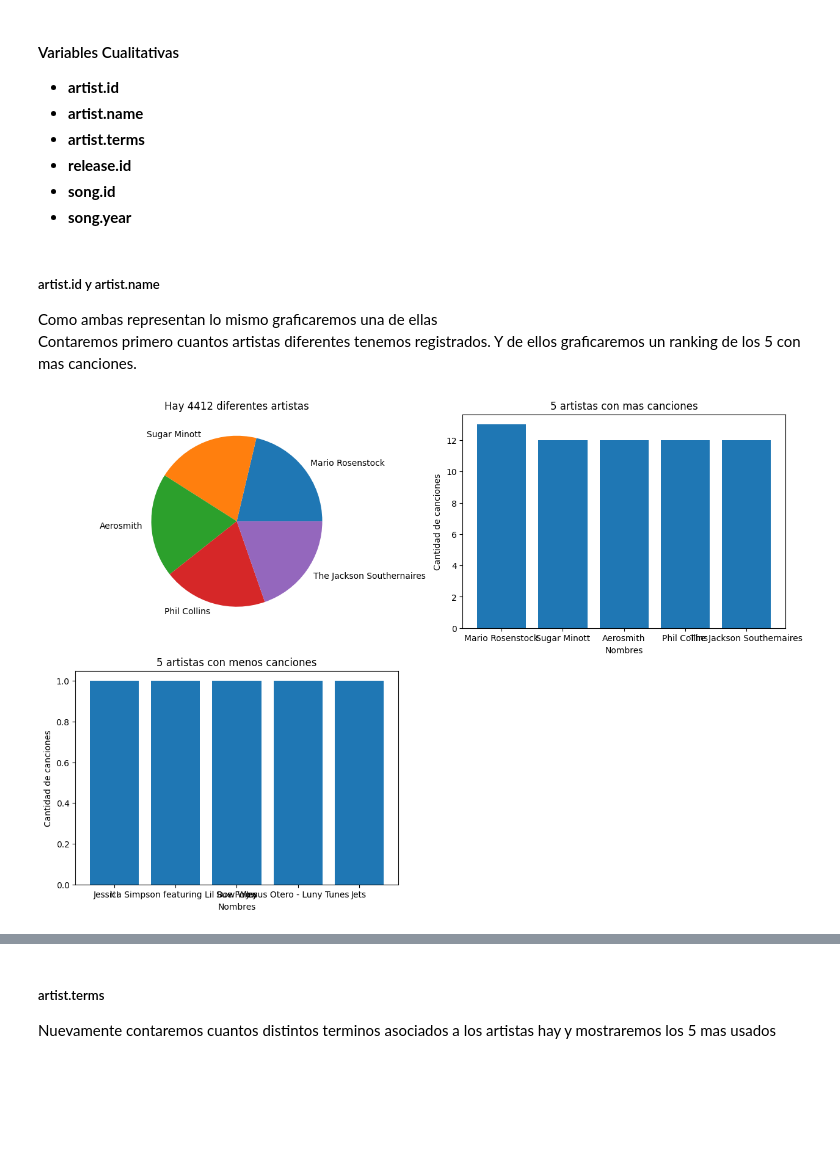
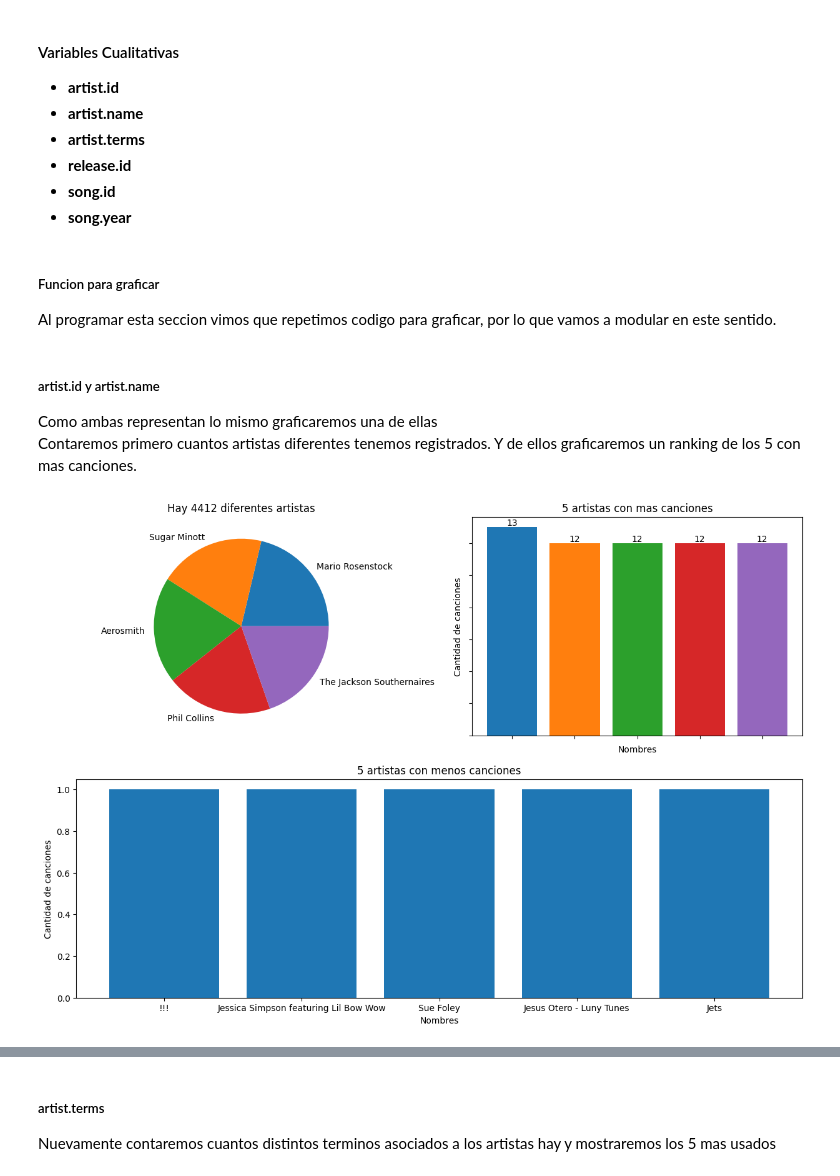
Before and after one commit to cristiandevar/PythonML, a Jupyter notebook: TPFinal/TPFINAL.ipynb, the cells around one changed output, grey strips where cells are left out. Cells and saved outputs as stored; diff of their text form; code cells hidden in the pictures; blank space fills up the shorter version.

```diff
--- a/TPFinal/TPFINAL.ipynb
+++ b/TPFinal/TPFINAL.ipynb
@@ -311,3 +311,6 @@ d_musica.head()
 * **release.id**
 * **song.id**
 * **song.year**
+# %% [markdown]
+##### Funcion para graficar
+Al programar esta seccion vimos que repetimos codigo para graficar, por lo que vamos a modular en este sentido.
@@ -315,41 +358,15 @@ d_musica.head()
 ##### artist.id y artist.name
 Como ambas representan lo mismo graficaremos una de ellas<br>
 Contaremos primero cuantos artistas diferentes tenemos registrados. Y de ellos graficaremos un ranking de los 5 con mas canciones.
-# %%
-grupo = d_musica.groupby('artist.name')['artist.name']
-cantidad = len(grupo.count())
-
-# Aumentamos el tamaño de la imagen
-plt.figure(figsize=(15,10))
-
-# preparamos los subplots y graficamos primero el pie y luego el bar
-plt.subplot(2,2,1)
-plt.title(f'Hay {cantidad} diferentes artistas')
-grupo.count().sort_values(axis=0, inplace=False, ascending=False)[:5].plot.pie()
-plt.ylabel('')
-
-x = grupo.count().sort_values(axis=0, inplace=False, ascending=False)[:5].index.values
-y = grupo.count().sort_values(axis=0, inplace=False, ascending=False)[:5].values
-
-
-plt.subplot(2,2,2)
-plt.bar(x,y)
-plt.title('5 artistas con mas canciones')
-plt.xlabel('Nombres')
-plt.ylabel('Cantidad de canciones')
-
-
-plt.subplot(2,2,3)
-x = grupo.count().sort_values(axis=0, inplace=False, ascending=True)[:5].index.values
-y = grupo.count().sort_values(axis=0, inplace=False, ascending=True)[:5].values
-
-
-plt.bar(x,y)
-plt.title('5 artistas con menos canciones')
-plt.xlabel('Nombres')
-plt.ylabel('Cantidad de canciones')
-plt.show()
-# %% [output]
-[figure, removed]
+# %%
+grupo = d_musica.groupby('artist.name')['artist.name']
+cantidad = len(grupo.count())
+
+titles = [f'Hay {cantidad} diferentes artistas', '5 artistas con mas canciones', '5 artistas con menos canciones']
+xlabels = ['Nombres', 'Nombres']
+ylabels = ['Cantidad de canciones', 'Cantidad de canciones']
+graficar(grupo, titles, xlabels, ylabels)
+# %% [output]
+[figure, added]
 # %% [markdown]
 **Conclusiones**<br>
```
Also changed, not shown: parts of 43 cells of this notebook.
